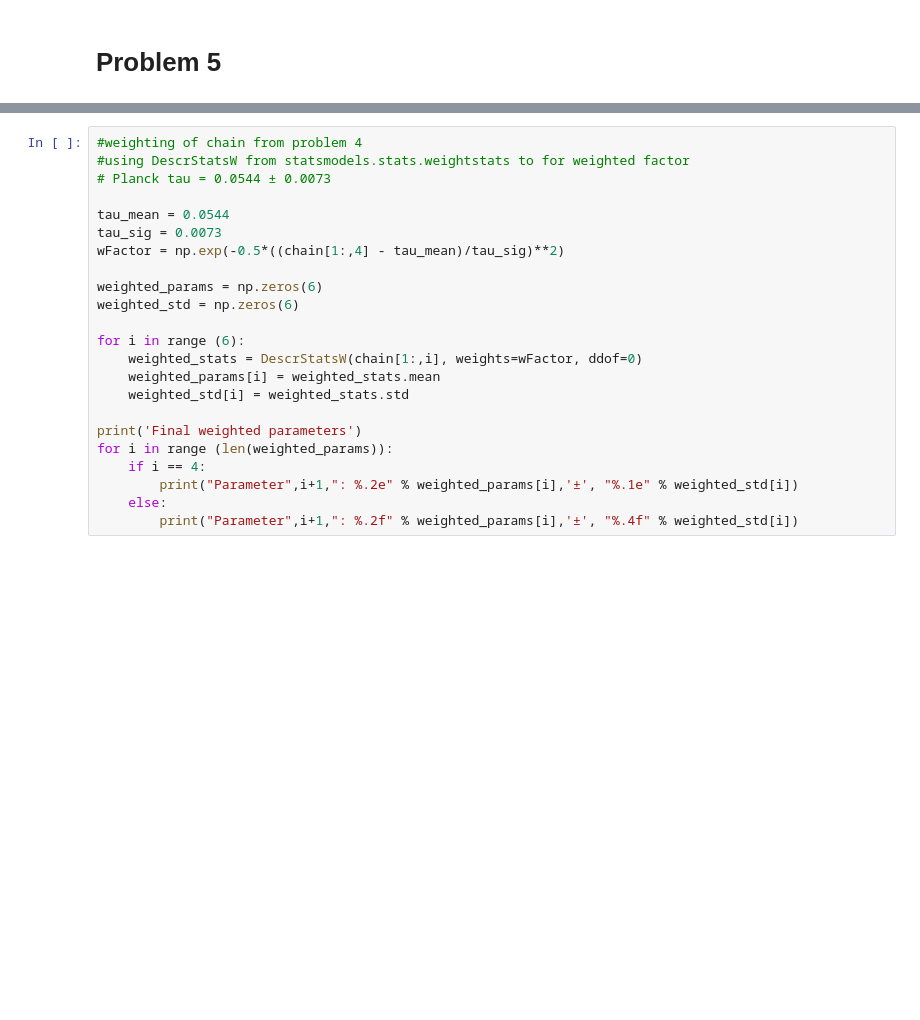
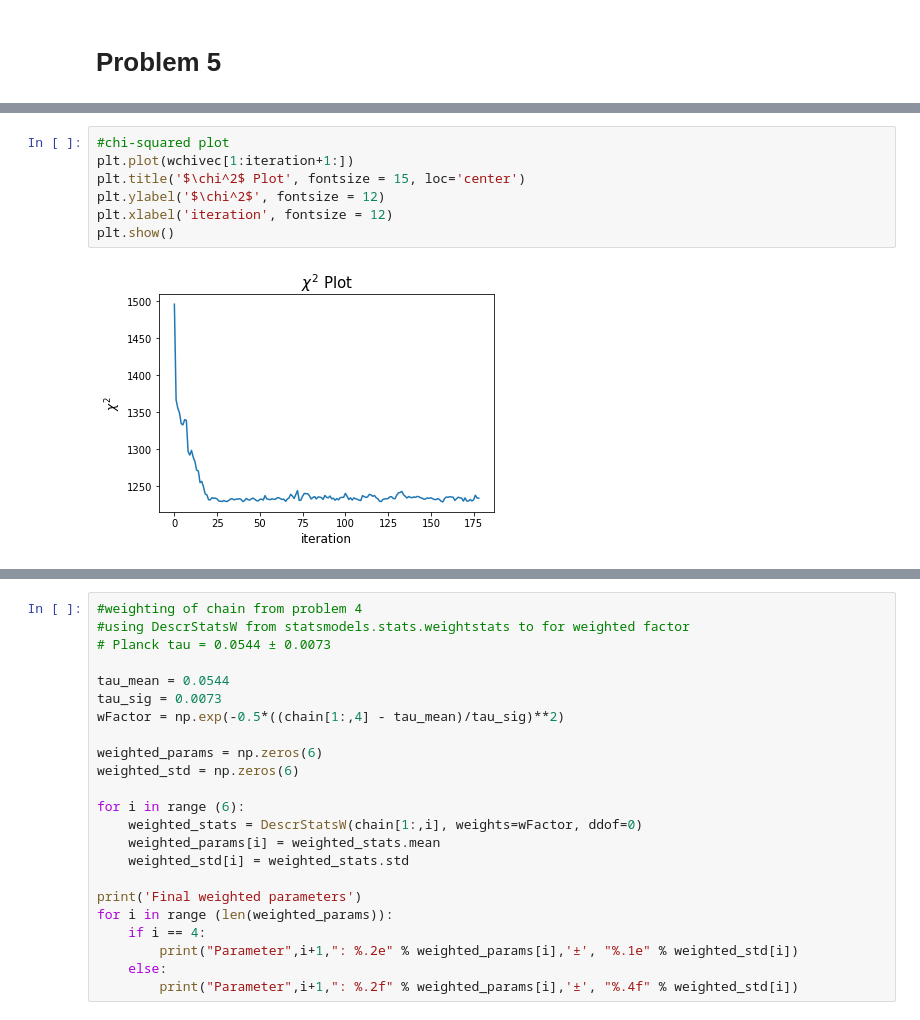
Before and after one commit to kinetic-kit/phys512, a Jupyter notebook: problem_sets/ProblemSet3.ipynb, the cells around one changed output, grey strips where cells are left out. Cells and saved outputs as stored; diff of their text form; blank space fills up the shorter version.

```diff
--- a/problem_sets/ProblemSet3.ipynb
+++ b/problem_sets/ProblemSet3.ipynb
@@ -1051,3 +1115,12 @@ plt.show()
+# %%
+#chi-squared plot
+plt.plot(wchivec[1:iteration+1:])
+plt.title('$\chi^2$ Plot', fontsize = 15, loc='center')
+plt.ylabel('$\chi^2$', fontsize = 12)
+plt.xlabel('iteration', fontsize = 12)
+plt.show()
+# %% [output]
+[figure, added]
 # %%
 #corner plot
 print('Corner Plot of the Parameters')
```
Also changed, not shown: parts of 22 cells of this notebook.
